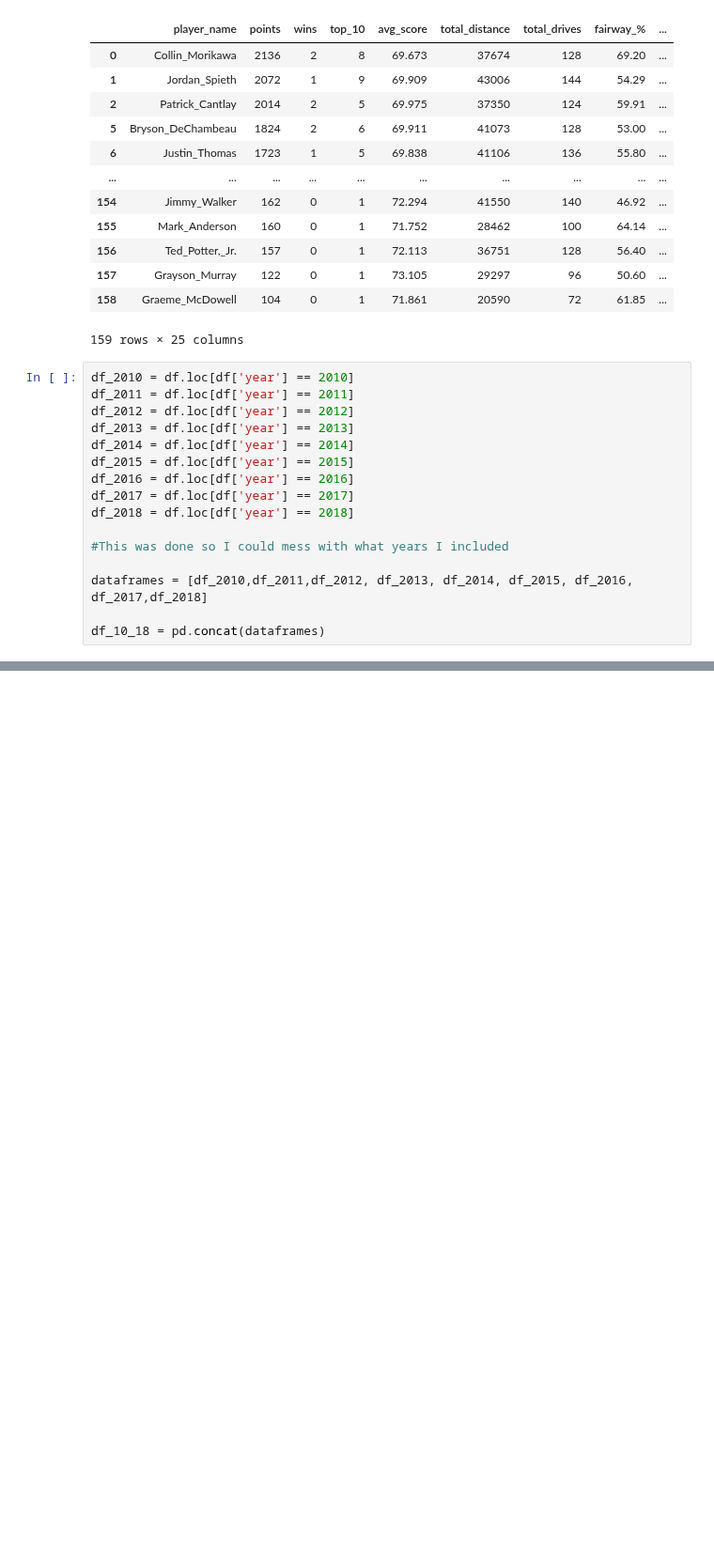
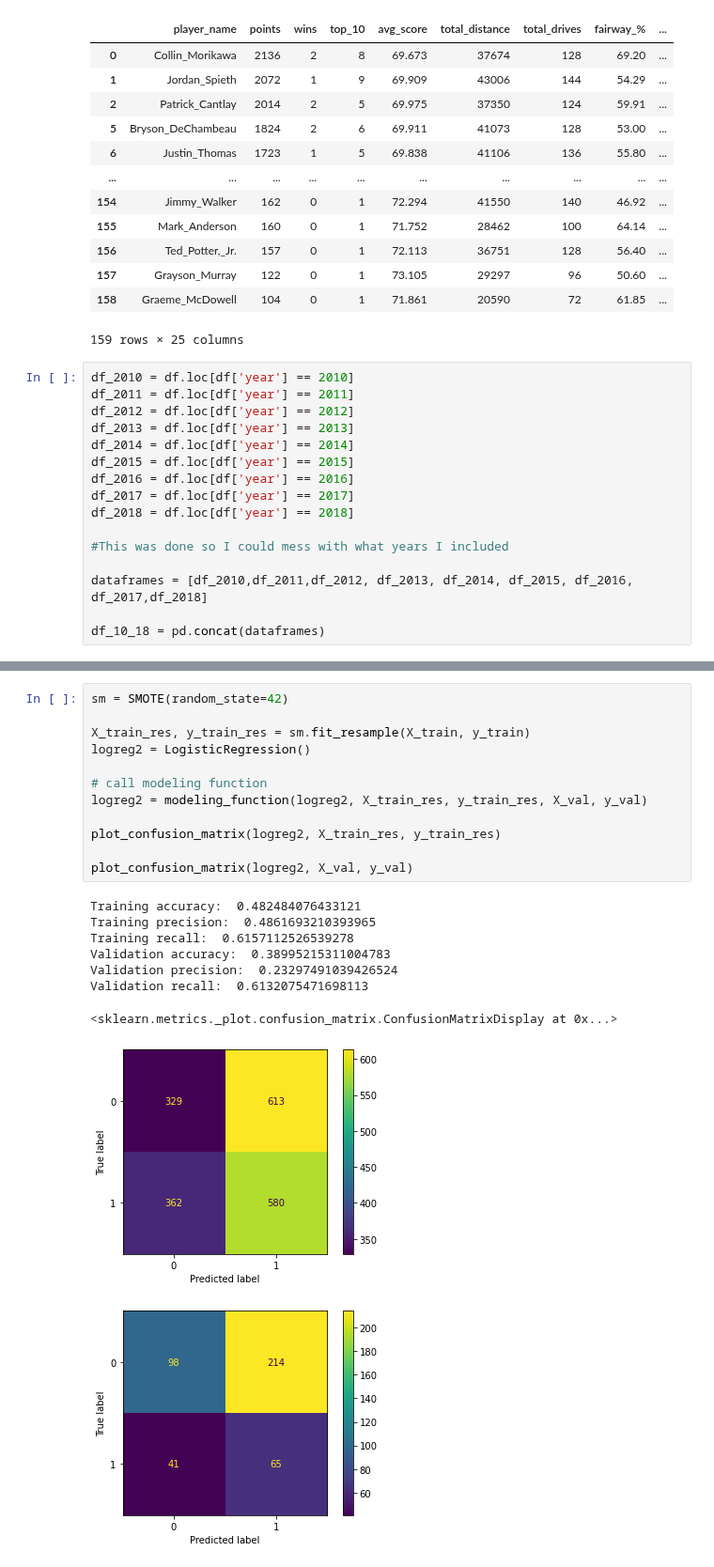
Before and after one commit to asval211/pga_golf_dataset, a Jupyter notebook: notebooks/exploratory/Cameron/data analysis 1.ipynb, the cells around one changed output, grey strips where cells are left out. Shown at 94% size. Drawn from its saved outputs; the diff is of its cells as text; blank space fills up the shorter version.

```diff
--- a/notebooks/exploratory/Cameron/data analysis 1.ipynb
+++ b/notebooks/exploratory/Cameron/data analysis 1.ipynb
@@ -365,0 +411,22 @@ Accuracy of logistic regression classifier on test set: 0.42629
+# %%
+sm = SMOTE(random_state=42)
+
+X_train_res, y_train_res = sm.fit_resample(X_train, y_train)
+logreg2 = LogisticRegression()
+
+# call modeling function
+logreg2 = modeling_function(logreg2, X_train_res, y_train_res, X_val, y_val)
+
+plot_confusion_matrix(logreg2, X_train_res, y_train_res)
+
+plot_confusion_matrix(logreg2, X_val, y_val)
+# %% [output]
+Training accuracy:  0.482484076433121
+Training precision:  0.4861693210393965
+Training recall:  0.6157112526539278
+Validation accuracy:  0.38995215311004783
+Validation precision:  0.23297491039426524
+Validation recall:  0.6132075471698113
+<sklearn.metrics._plot.confusion_matrix.ConfusionMatrixDisplay at 0x...>
+[figure, added]
+[figure, added]
```
Also changed, not shown: parts of 9 cells of this notebook.
